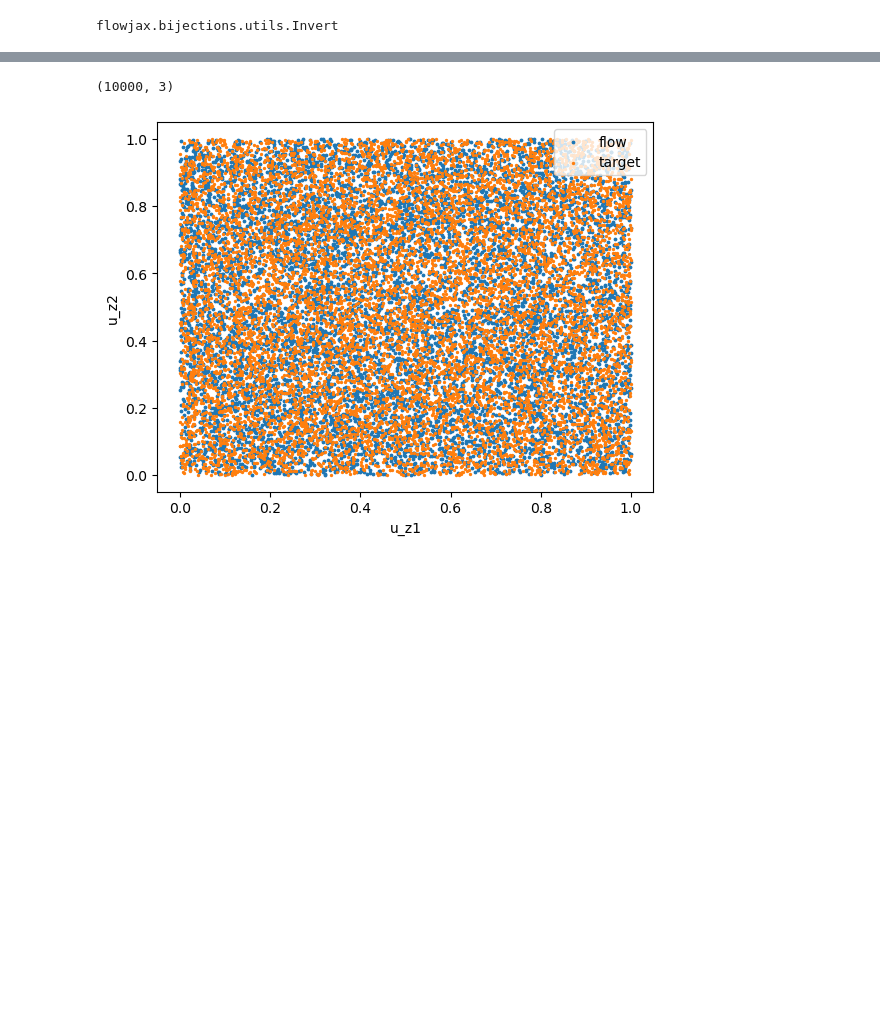
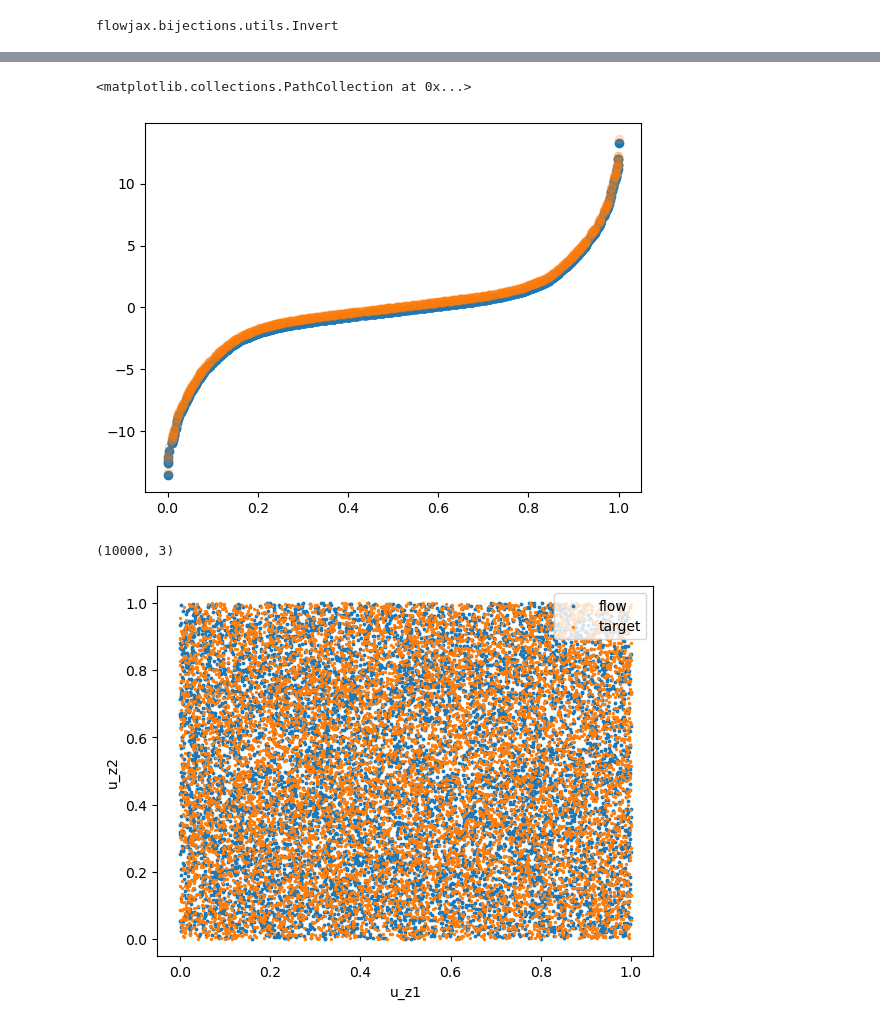
Before and after one commit to llaurabatt/frugal-flows, a Jupyter notebook: frugal_flexible_causal_effect.ipynb, the cells around one changed output, grey strips where cells are left out. Drawn from its saved outputs; the diff is of its cells as text; code cells hidden in the pictures; blank space fills up the shorter version.

```diff
--- a/frugal_flexible_causal_effect.ipynb
+++ b/frugal_flexible_causal_effect.ipynb
@@ -106,3 +116,5 @@ flow, losses = fit_to_data(
+# %%
+flow_unmasked = flow
 # %%
 flow.bijection.bijections[3].ate
 # %% [output]
@@ -204,3 +192,21 @@ plt.scatter(uni_standard.flatten(), y_flow_x0.flatten(), alpha=0.2)
+# %%
+uni_standard = jr.uniform(keys[2], shape=(n_samples, 1))
+uni_minus1_plus1 = jax.vmap(flow_unmasked.bijection.bijections[0].tree.transform)(uni_standard)
+
+y_minus1_plus1_x1 = jax.vmap(flow_unmasked.bijection.bijections[1].transform)(uni_minus1_plus1, jnp.ones((n_samples,1)))
+y_minus1_plus1_x0 = jax.vmap(flow_unmasked.bijection.bijections[1].transform)(uni_minus1_plus1, jnp.zeros((n_samples,1)))
+
+y_tanh_x1 = jax.vmap(flow_unmasked.bijection.bijections[2].transform)(y_minus1_plus1_x1, jnp.ones((n_samples,1)))
+y_tanh_x0 = jax.vmap(flow_unmasked.bijection.bijections[2].transform)(y_minus1_plus1_x0, jnp.zeros((n_samples,1)))
+
+y_flow_x1 = jax.vmap(flow_unmasked.bijection.bijections[3].transform)(y_tanh_x1, jnp.ones((n_samples,1)))
+y_flow_x0 = jax.vmap(flow_unmasked.bijection.bijections[3].transform)(y_tanh_x0, jnp.zeros((n_samples,1)))
+
+plt.scatter(uni_standard.flatten(), y_flow_x1.flatten())
+plt.scatter(uni_standard.flatten(), y_flow_x0.flatten(), alpha=0.2)
+# %% [output]
+<matplotlib.collections.PathCollection at 0x...>
+[figure, added]
 # %%
 mykeys = jr.split(jr.PRNGKey(SEED+6), 3)
 
```
Also changed, not shown: parts of 22 cells of this notebook, 1 other file.
